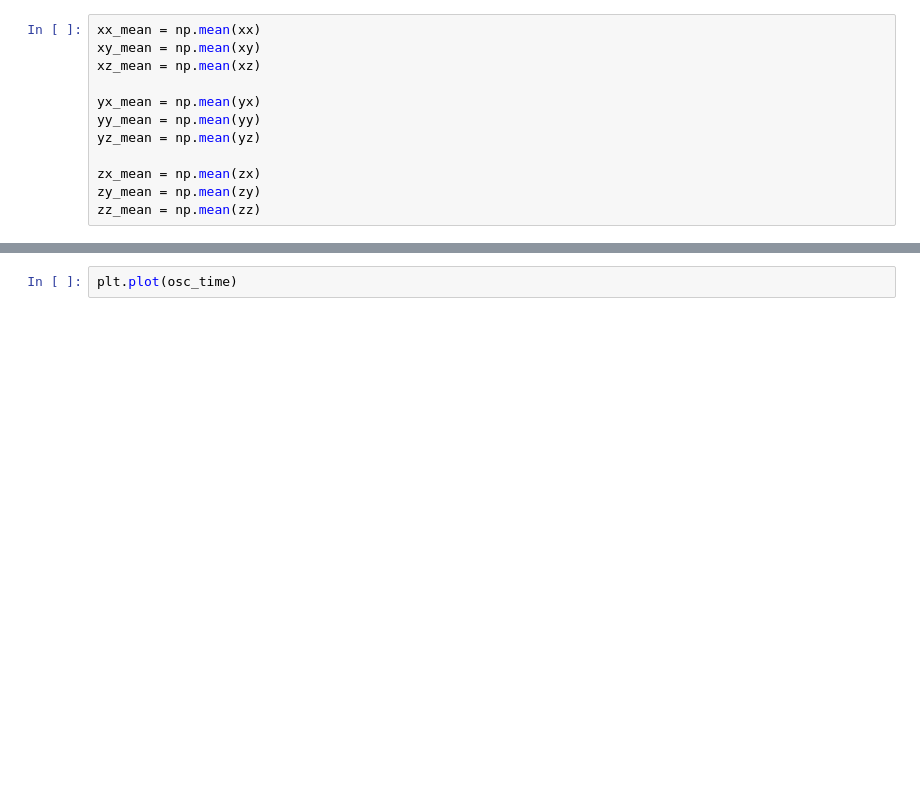
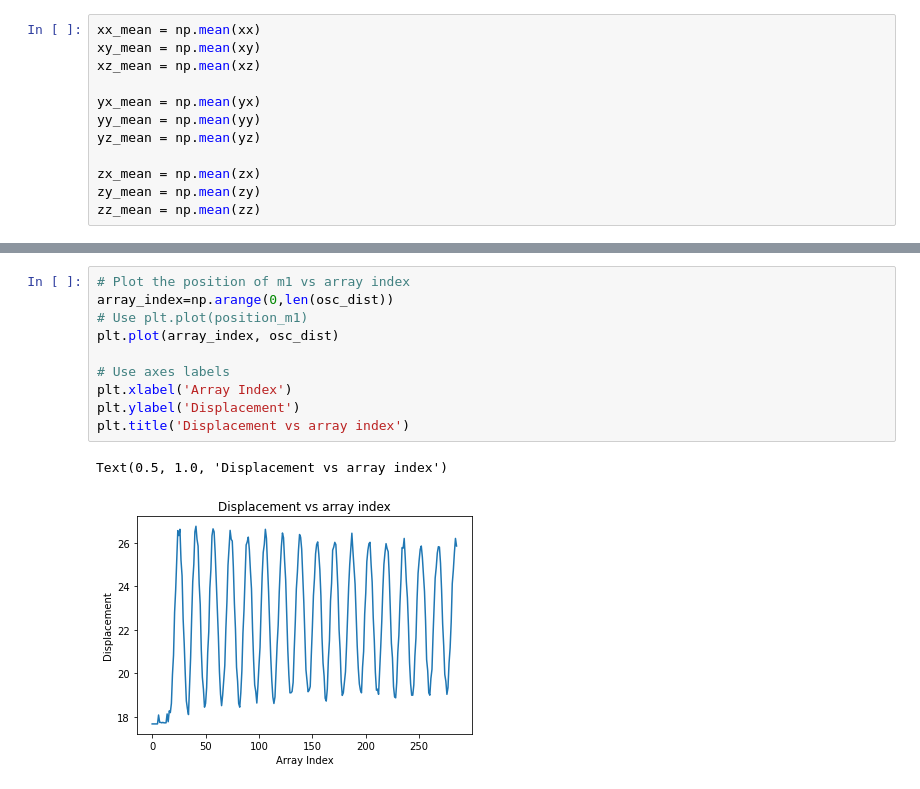
Before and after one commit to codegithubka/Physics-4AL-Gooogle-Collab-Files, a Jupyter notebook: PostLab3A.ipynb, the cells around one changed output, grey strips where cells are left out. Saved outputs shown, nothing was run; the diff lists cells and outputs as text; blank space fills up the shorter version.

```diff
--- a/PostLab3A.ipynb
+++ b/PostLab3A.ipynb
@@ -139,3 +163,14 @@ print(osc)
-# %%
-plt.plot(osc_time)
+# %%
+# Plot the position of m1 vs array index
+array_index=np.arange(0,len(osc_dist))
+# Use plt.plot(position_m1)
+plt.plot(array_index, osc_dist)
+
+# Use axes labels
+plt.xlabel('Array Index')
+plt.ylabel('Displacement')
+plt.title('Displacement vs array index')
+# %% [output]
+Text(0.5, 1.0, 'Displacement vs array index')
+[figure, added]
 # %%
```
Also changed, not shown: parts of 10 cells of this notebook.
